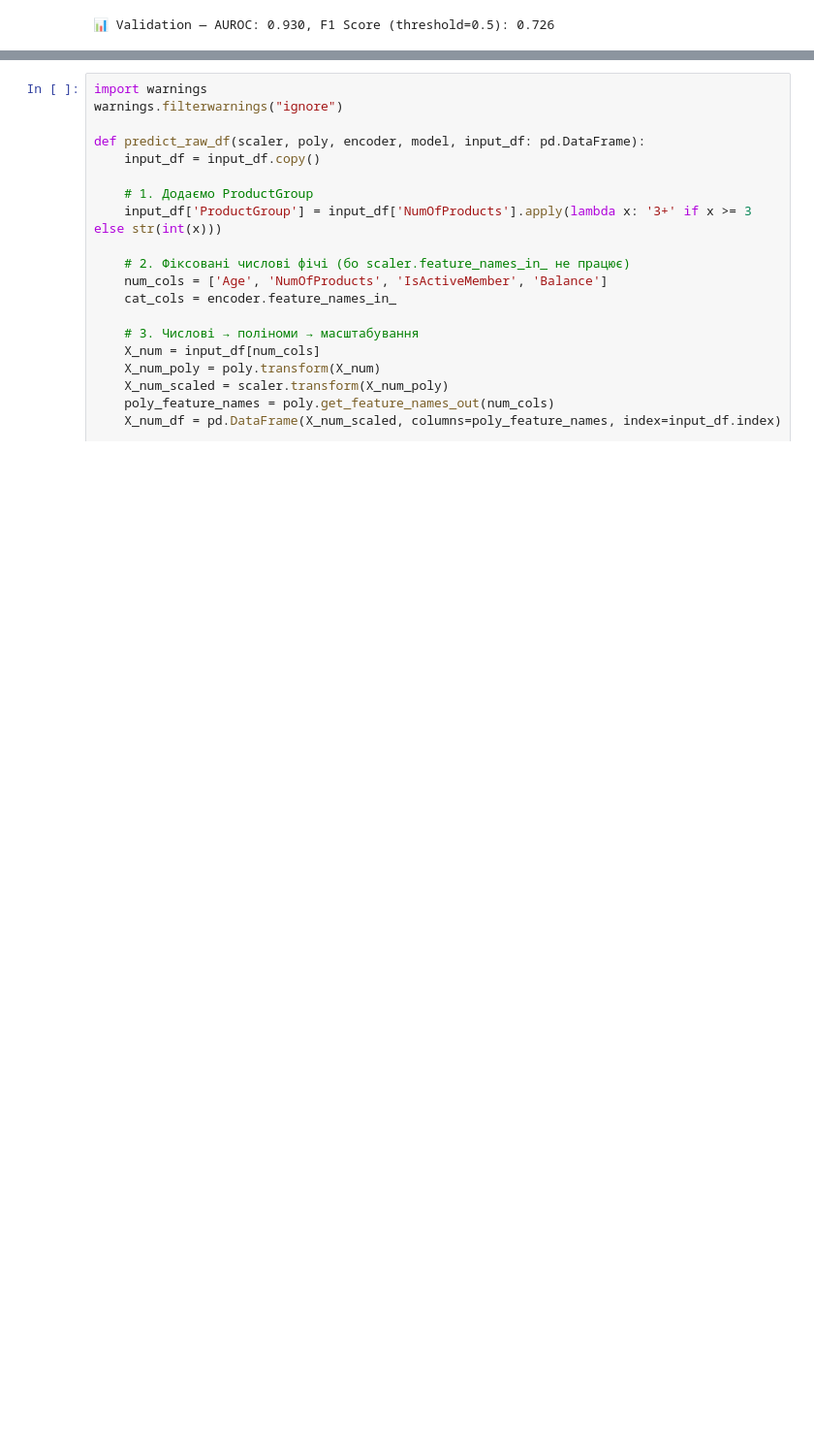
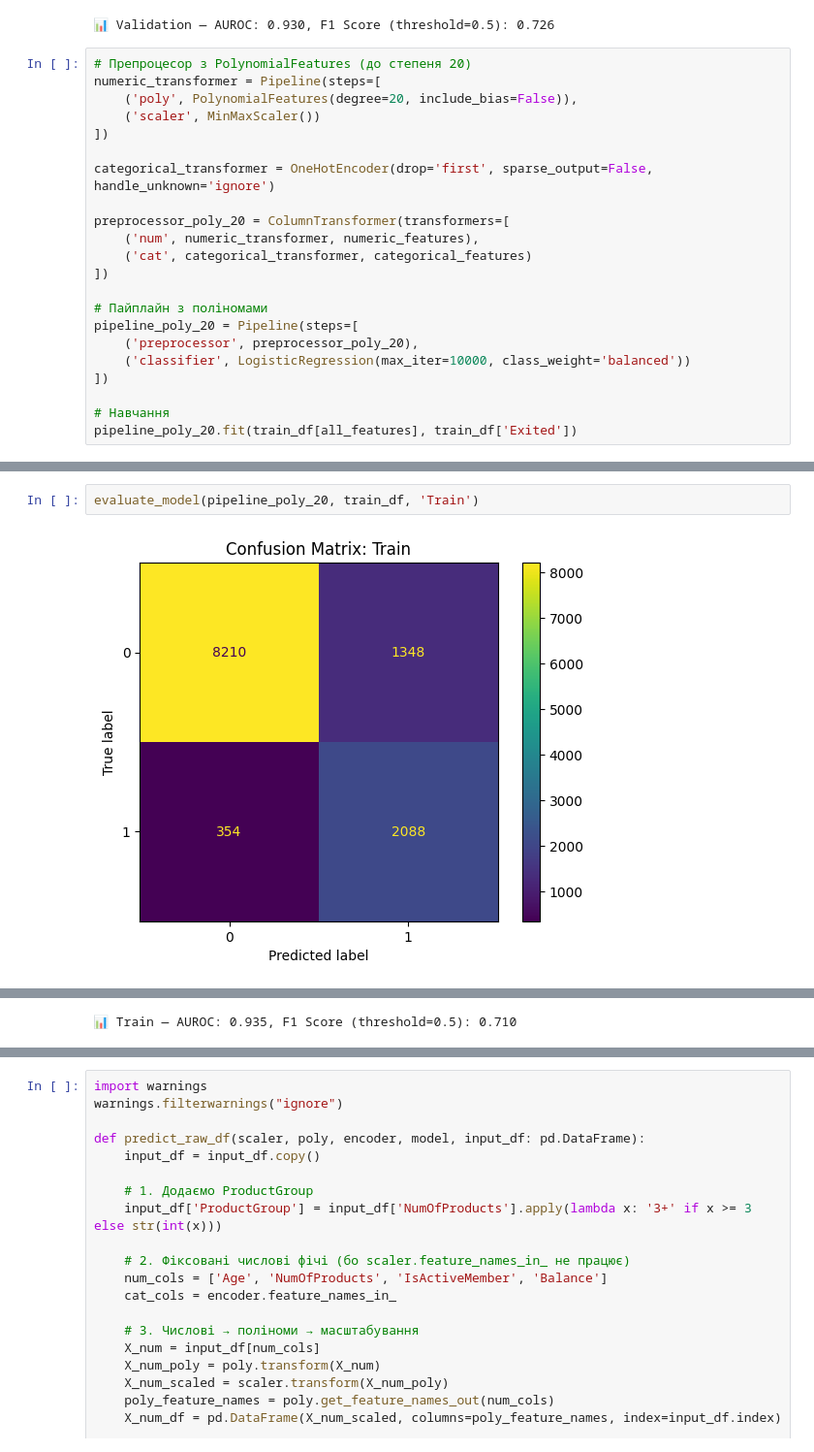
Before and after one commit to o-semenkova/ml_home_tasks, a Jupyter notebook: HW_2_2_Поліноміальні_ознаки_Pipelines.ipynb, the cells around one changed output, grey strips where cells are left out. Shown: that part at 97% size. Cells and saved outputs as stored; diff of their text form; blank space fills up the shorter version.

```diff
--- a/HW_2_2_Поліноміальні_ознаки_Pipelines.ipynb
+++ b/HW_2_2_Поліноміальні_ознаки_Pipelines.ipynb
@@ -249,3 +266,25 @@ evaluate_model(pipeline_poly_4, val_df, 'Validation')
 [figure]
 [figure]
 📊 Validation — AUROC: 0.930, F1 Score (threshold=0.5): 0.726
+# %%
+# Препроцесор з PolynomialFeatures (до степеня 20)
+numeric_transformer = Pipeline(steps=[
+    ('poly', PolynomialFeatures(degree=20, include_bias=False)),
+    ('scaler', MinMaxScaler())
+])
+
+categorical_transformer = OneHotEncoder(drop='first', sparse_output=False, handle_unknown='ignore')
+
+preprocessor_poly_20 = ColumnTransformer(transformers=[
+    ('num', numeric_transformer, numeric_features),
+    ('cat', categorical_transformer, categorical_features)
+])
+
+# Пайплайн з поліномами
+pipeline_poly_20 = Pipeline(steps=[
+    ('preprocessor', preprocessor_poly_20),
+    ('classifier', LogisticRegression(max_iter=10000, class_weight='balanced'))
+])
+
+# Навчання
+pipeline_poly_20.fit(train_df[all_features], train_df['Exited'])
@@ -251,0 +310,4 @@ evaluate_model(pipeline_poly_4, val_df, 'Validation')
+# %%
+evaluate_model(pipeline_poly_20, train_df, 'Train')
+# %% [output]
+[figure, added]
@@ -251,0 +315 @@ evaluate_model(pipeline_poly_4, val_df, 'Validation')
+📊 Train — AUROC: 0.935, F1 Score (threshold=0.5): 0.710
```
Also changed, not shown: parts of 6 cells of this notebook.
